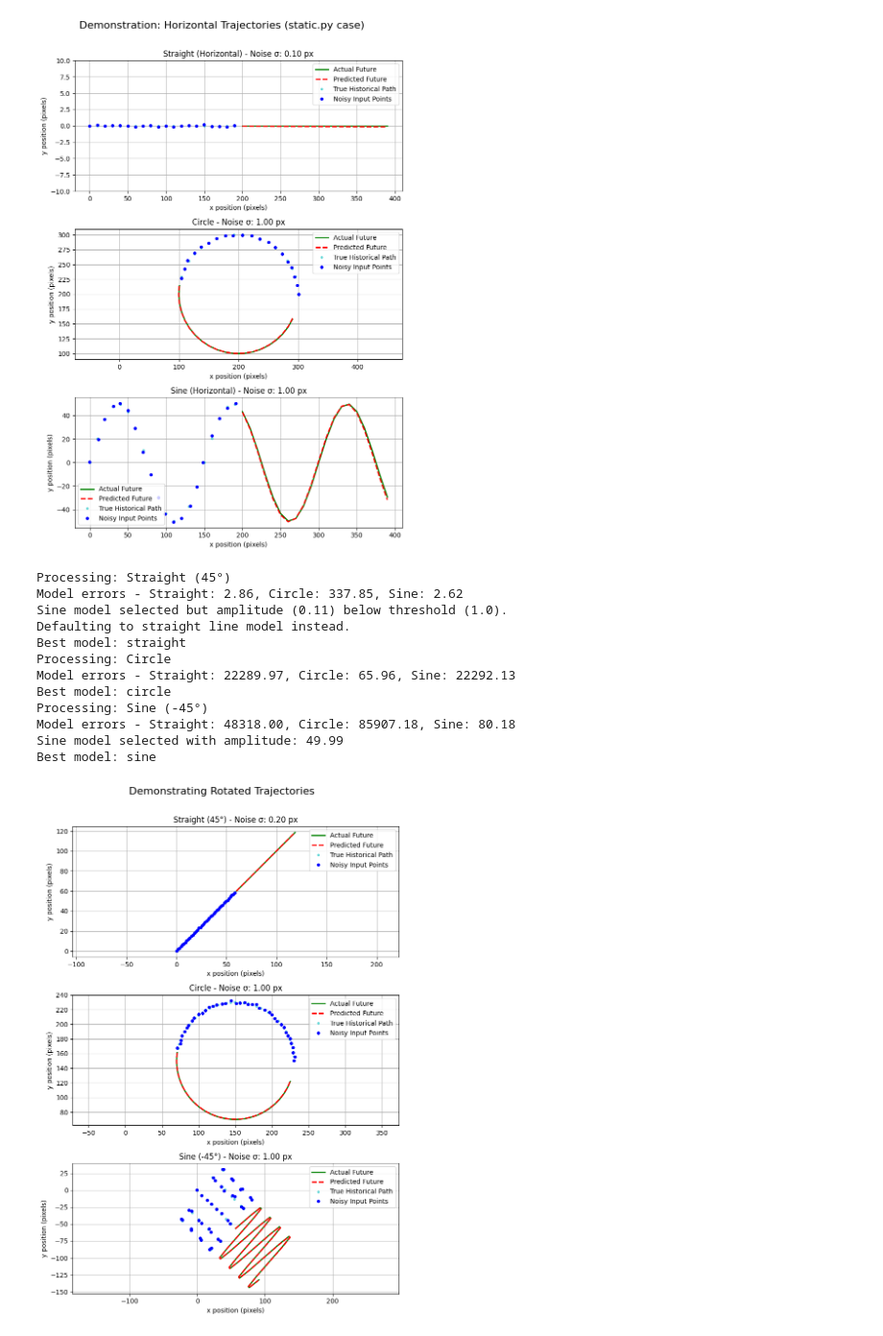
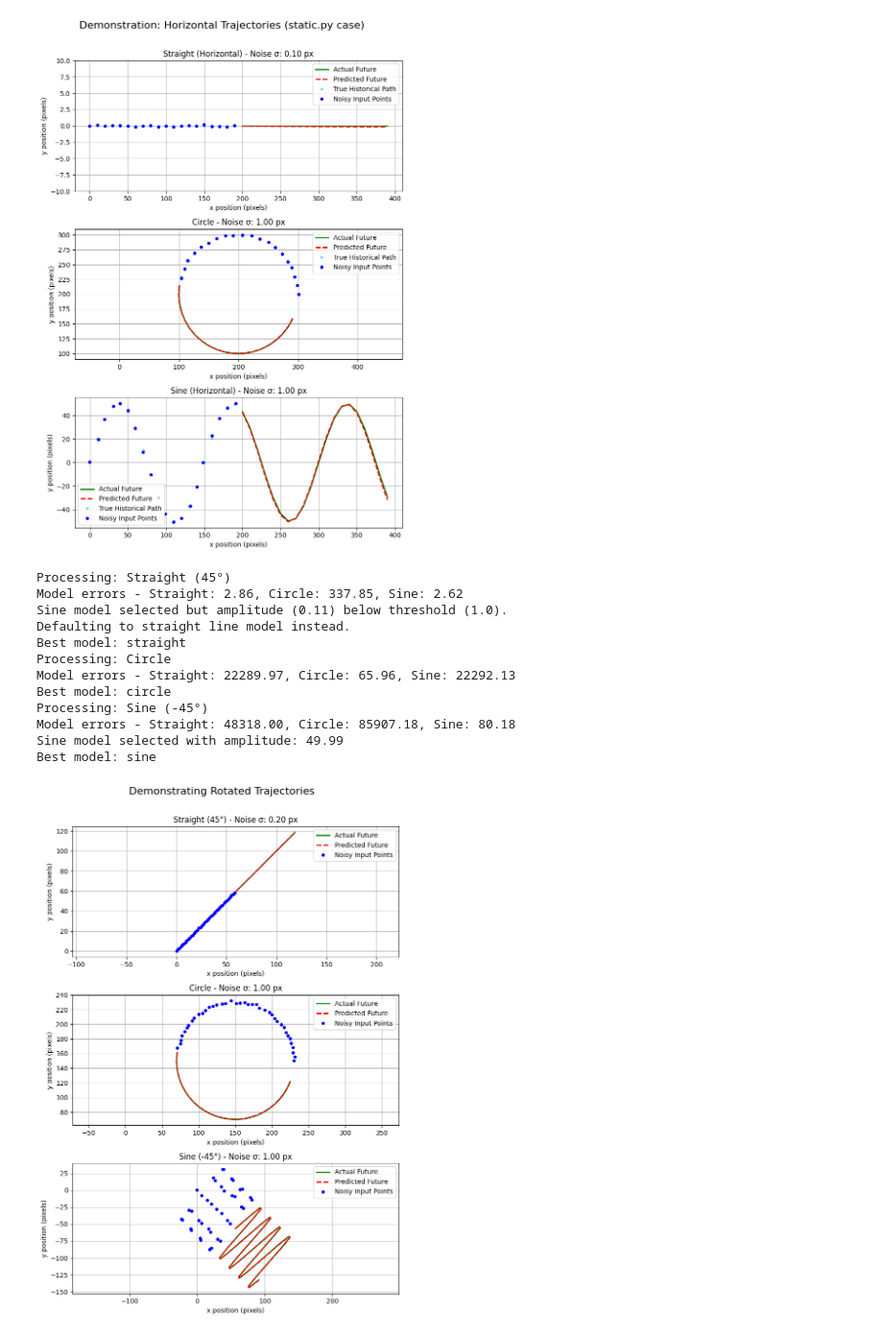
Before and after one commit to Skageb/rotmg-projectile-tracking, a Jupyter notebook: projectile_prediction/Demonstration.ipynb, the cells around one changed output. Shown: that part at 96% size. Cells and saved outputs as stored; diff of their text form; code cells hidden in the pictures.

Commit message:
Cleaned up and added jupyter notebook for all parts

```diff
--- a/andreas/Testing/Demonstration.ipynb
+++ b/projectile_prediction/Demonstration.ipynb
@@ -225,36 +220,34 @@ for i, (name, trajectory_func) in enumerate(trajectory_generators_v2):
     # Plot predicted future if available
     if predicted_future_np.shape[0] > 0:
         ax.plot(predicted_future_np[:, 0], predicted_future_np[:, 1], 'r--', label="Predicted Future", linewidth=2)
 
     # Plot clean history (faded)
-    ax.plot(history_np_clean[:, 0], history_np_clean[:, 1], 'c.', alpha=0.5, label="True Historical Path")
+    # ax.plot(history_np_clean[:, 0], history_np_clean[:, 1], 'c.', alpha=0.5, label="True Historical Path")
 
-    # Plot noisy history (input to predictor)
+    # Plot noisy history (input)
     ax.plot(history_np_noisy[:, 0], history_np_noisy[:, 1], 'bo', markersize=4, label="Noisy Input Points")
 
-    # Add titles and labels
     ax.set_title(f"{name} - Noise σ: {current_noise:.2f} px")
     ax.set_xlabel("x position (pixels)")
     ax.set_ylabel("y position (pixels)")
     ax.legend()
     ax.grid(True)
 
-    # Set aspect ratio to equal for all rotated plots to show angles correctly
     ax.set_aspect('equal', adjustable='datalim')
 
-plt.tight_layout(rect=[0, 0.03, 1, 0.97]) # Adjust layout
+plt.tight_layout(rect=[0, 0.03, 1, 0.97])
 plt.show()
 # %% [output]
 Processing: Straight (45°)
 Model errors - Straight: 2.86, Circle: 337.85, Sine: 2.62
 Sine model selected but amplitude (0.11) below threshold (1.0).
 Defaulting to straight line model instead.
 Best model: straight
 Processing: Circle
 Model errors - Straight: 22289.97, Circle: 65.96, Sine: 22292.13
 Best model: circle
 Processing: Sine (-45°)
 Model errors - Straight: 48318.00, Circle: 85907.18, Sine: 80.18
 Sine model selected with amplitude: 49.99
 Best model: sine
-[figure, old version]
+[figure, new version]
```
Also changed, not shown: parts of 2 cells of this notebook, 6 other files.
